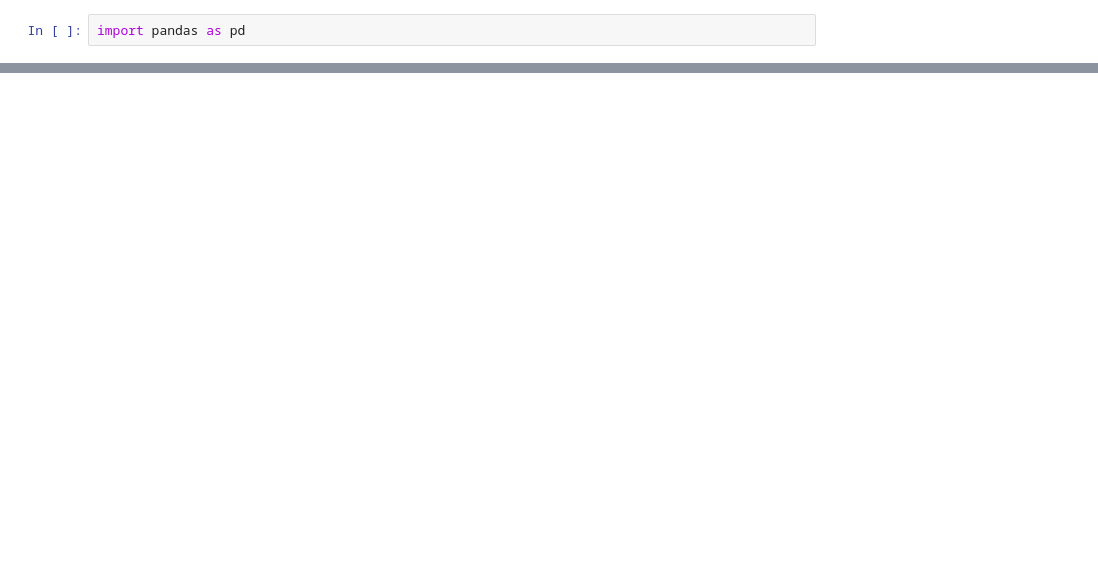
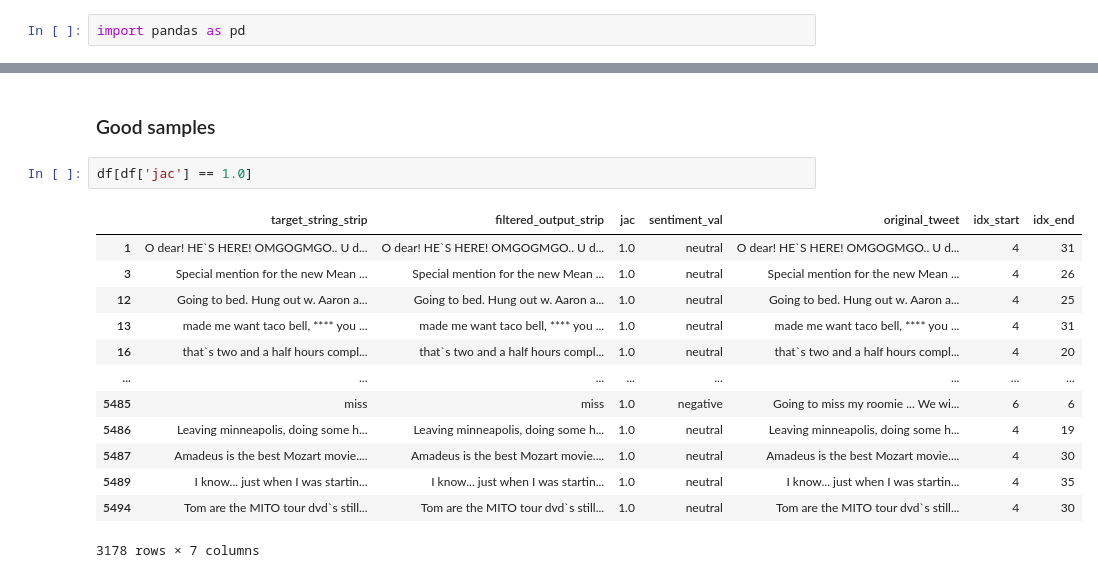
Before and after one commit to prohor33/tweet-sent-extr, a Jupyter notebook: exps/model_output_analysis/analyze_jaccard_output.ipynb, the cells around one changed output, grey strips where cells are left out. Saved outputs shown, nothing was run; the diff lists cells and outputs as text; blank space fills up the shorter version.

```diff
--- a/exps/model_output_analysis/analyze_jaccard_output.ipynb
+++ b/exps/model_output_analysis/analyze_jaccard_output.ipynb
@@ -20,0 +23,18 @@ df
+# %% [markdown]
+### Good samples
+# %%
+df[df['jac'] == 1.0]
+# %% [output]
+|  | target_string_strip | filtered_output_strip | jac | sentiment_val | original_tweet | idx_start | idx_end |
+| 1 | O dear! HE`S HERE! OMGOGMGO.. U d... | O dear! HE`S HERE! OMGOGMGO.. U d... | 1.0 | neutral | O dear! HE`S HERE! OMGOGMGO.. U d... | 4 | 31 |
+| 3 | Special mention for the new Mean ... | Special mention for the new Mean ... | 1.0 | neutral | Special mention for the new Mean ... | 4 | 26 |
+| 12 | Going to bed. Hung out w. Aaron a... | Going to bed. Hung out w. Aaron a... | 1.0 | neutral | Going to bed. Hung out w. Aaron a... | 4 | 25 |
+| 13 | made me want taco bell, **** you ... | made me want taco bell, **** you ... | 1.0 | neutral | made me want taco bell, **** you ... | 4 | 31 |
+| 16 | that`s two and a half hours compl... | that`s two and a half hours compl... | 1.0 | neutral | that`s two and a half hours compl... | 4 | 20 |
+| ... | ... | ... | ... | ... | ... | ... | ... |
+| 5485 | miss | miss | 1.0 | negative | Going to miss my roomie ... We wi... | 6 | 6 |
+| 5486 | Leaving minneapolis, doing some h... | Leaving minneapolis, doing some h... | 1.0 | neutral | Leaving minneapolis, doing some h... | 4 | 19 |
+| 5487 | Amadeus is the best Mozart movie.... | Amadeus is the best Mozart movie.... | 1.0 | neutral | Amadeus is the best Mozart movie.... | 4 | 30 |
+| 5489 | I know... just when I was startin... | I know... just when I was startin... | 1.0 | neutral | I know... just when I was startin... | 4 | 35 |
+| 5494 | Tom are the MITO tour dvd`s still... | Tom are the MITO tour dvd`s still... | 1.0 | neutral | Tom are the MITO tour dvd`s still... | 4 | 30 |
+3178 rows × 7 columns
```
Also changed, not shown: parts of 16 cells of this notebook, 1 other file.
